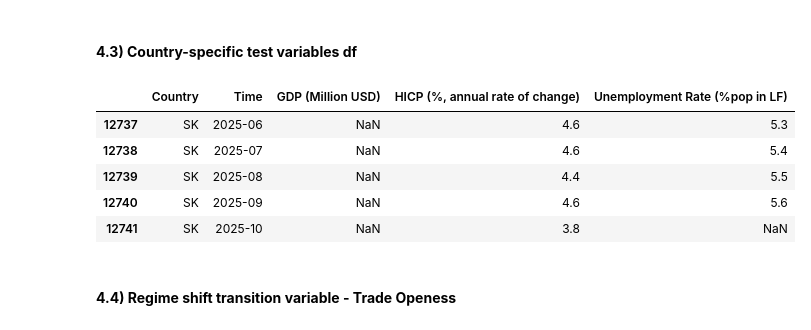
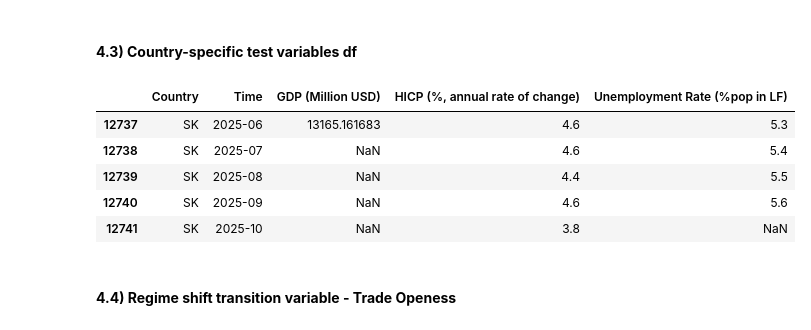
Before and after one commit to EliaLand/PSTR_Financial_Econometrics, a Jupyter notebook: data_fetcher/main.ipynb, the cells around one changed output. Drawn from its saved outputs; the diff is of its cells as text; code cells hidden in the pictures.

```diff
--- a/data_fetcher/main.ipynb
+++ b/data_fetcher/main.ipynb
@@ -761,33 +761,48 @@ global_control_df.tail()
 # %%
 # Aggregate Country-Specific Control df
 # Merging Index: Country, Time
 # Time frame: 1997/01 - 2025/06
 # (!!!) To run the model we need no NaN in the df, so we dop them, causing a shrinking of the df time range
 # (!!!) As GDP data are quarterly, we lose at lot here by dropping NaN even for HICP and Unemployment Rate that were insetad fine
 # (!!!) Converting GDP in million EUR to million USD
 # (!!!) Do not drop NaN
 EURO_GDPUS_m_raw = EURO_GDP_m_raw.copy()
 EURUSD_exrate = (
     EXEURUSD_m_raw[EXEURUSD_m_raw["Country"] == "AT"]
-    .set_index("Time")["EUR-USD Spot Exchange Rate"]
+    [["Time", "EUR-USD Spot Exchange Rate"]]
+    .drop_duplicates()
+    .set_index("Time")
 )
 
-# EUR-USD Conversion
-EURO_GDPUS_m_raw = EURO_GDPUS_m_raw.merge(
-    EURUSD_exrate, how="left", left_on="Time", right_index=True
+# Then merge with GDP data ensuring all countries get the exchange rate
+EURO_GDPUS_m_raw = (
+    EURO_GDP_m_raw
+    .merge(
+        EURUSD_exrate,
+        how="left",
+        left_on="Time",
+        right_index=True
+    )
+    .sort_values(["Country", "Time"])
 )
-EURO_GDPUS_m_raw["GDP (Million USD)"] = EURO_GDPUS_m_raw["GDP (Million EUR)"] * EXEURUSD_m_raw["EUR-USD Spot Exchange Rate"]
+
+# (!!!) Use parenthesis
+EURO_GDPUS_m_raw["GDP (Million USD)"] = (
+    EURO_GDPUS_m_raw["GDP (Million EUR)"] *
+    EURO_GDPUS_m_raw["EUR-USD Spot Exchange Rate"]
+)
+
 EURO_GDPUS_m_raw = EURO_GDPUS_m_raw.drop(columns=["GDP (Million EUR)", "EUR-USD Spot Exchange Rate"])
 
 country_control_df = (EURO_GDPUS_m_raw.merge(EURO_HICP_m_raw, on=["Country", "Time"] , how="outer").merge(EURO_unem_m_raw, on= ["Country", "Time"], how="outer").sort_values(["Country", "Time"]).reset_index(drop=True))
 
 # Uploading in aggregate_df
 country_control_df.to_csv("aggregate_df/country_specific_test_df.csv", index=False)
 
 country_control_df.tail()
 # %% [output]
 |  | Country | Time | GDP (Million USD) | HICP (%, annual rate of change) | Unemployment Rate (%pop in LF) |
-| 12737 | SK | 2025-06 | NaN | 4.6 | 5.3 |
+| 12737 | SK | 2025-06 | 13165.161683 | 4.6 | 5.3 |
 | 12738 | SK | 2025-07 | NaN | 4.6 | 5.4 |
 | 12739 | SK | 2025-08 | NaN | 4.4 | 5.5 |
 | 12740 | SK | 2025-09 | NaN | 4.6 | 5.6 |
```
Also changed, not shown: parts of 8 cells of this notebook, 4 other files.
